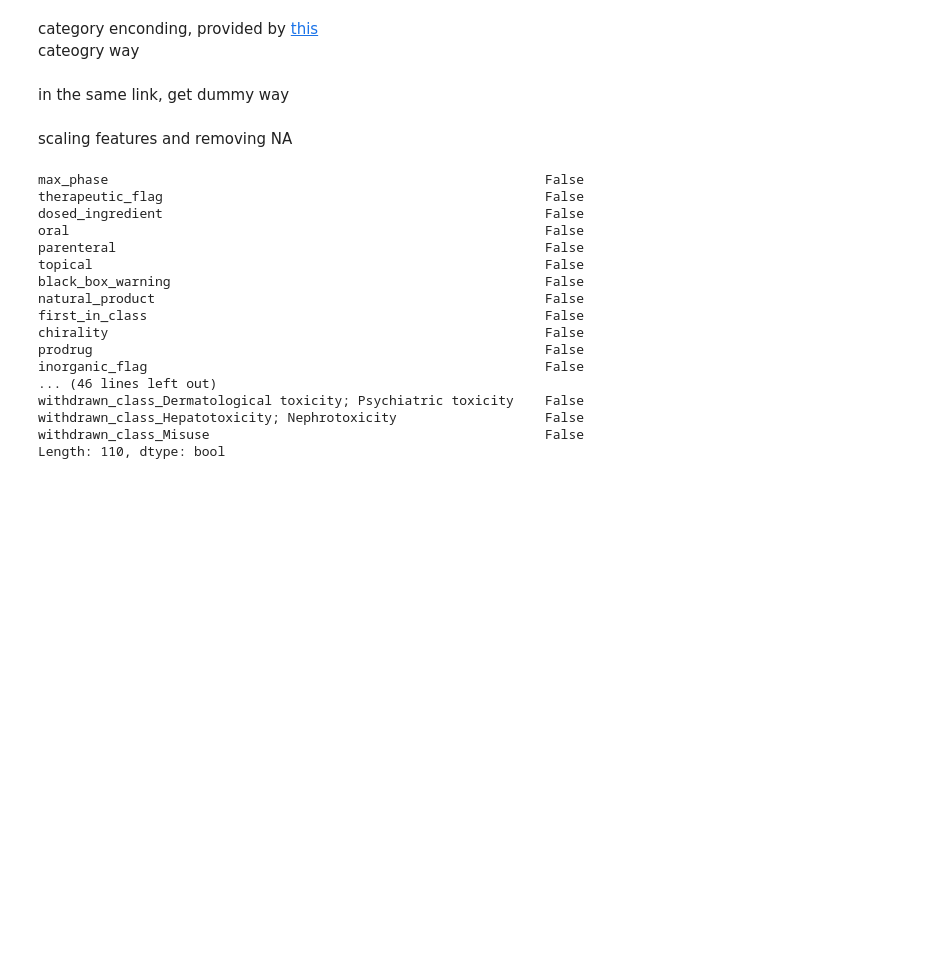
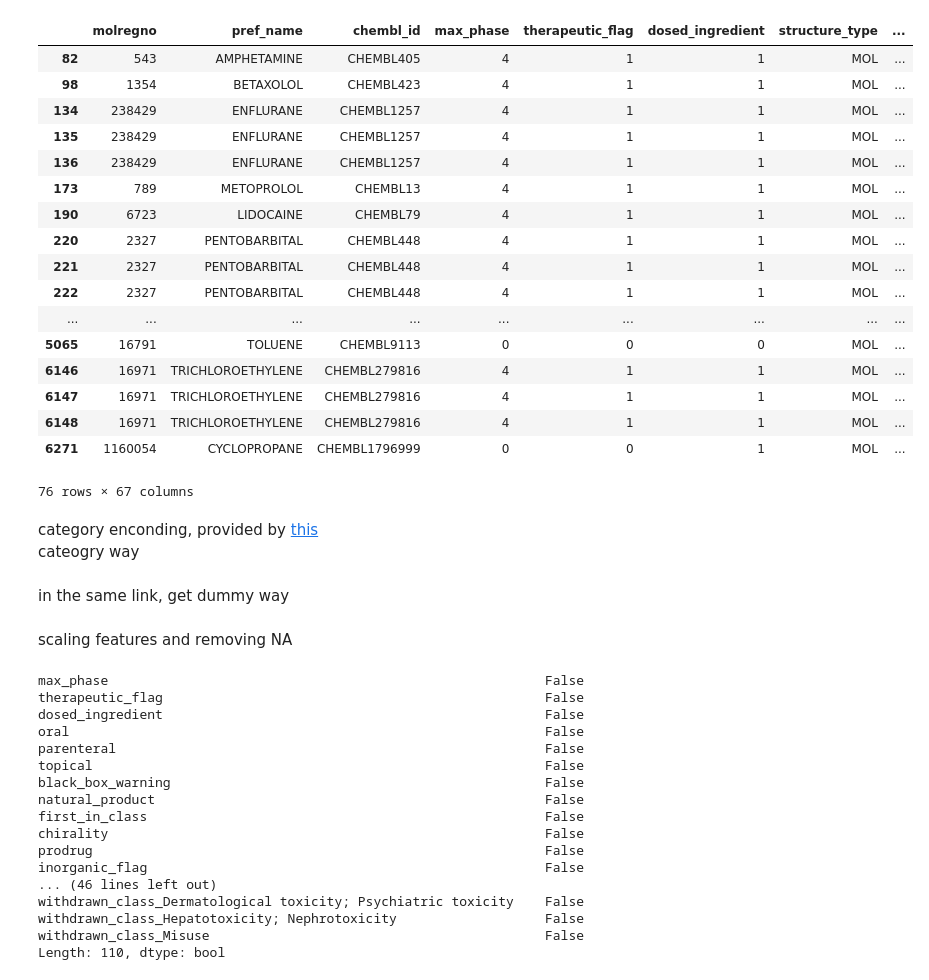
Before and after one commit to joofio/DrugDiscoveryML, a Jupyter notebook: python/BBB_chembl24.ipynb, the cells around one changed output. Saved outputs shown, nothing was run; the diff lists cells and outputs as text; code cells hidden in the pictures; blank space fills up the shorter version.

```diff
--- a/python/BBB_chembl24.ipynb
+++ b/python/BBB_chembl24.ipynb
@@ -21,6 +21,30 @@ pd.set_option('display.width', 1000)
 data=pd.read_csv('chembl_24_bbb2.csv')
 data.dropna(axis=1,how='all',inplace=True)
 data.drop_duplicates(inplace=True)
+# %%
+data_f=pd.read_csv('chembl_24_BBB_full (2).csv')
+#data_f.dropna(axis=1,how='all',inplace=True)
+#data_f.drop_duplicates(inplace=True)
+data_f[data_f['bbb_classification'].isna()==False]
+# %% [output]
+|  | molregno | pref_name | chembl_id | max_phase | therapeutic_flag | dosed_ingredient | structure_type | ... |
+| 82 | 543 | AMPHETAMINE | CHEMBL405 | 4 | 1 | 1 | MOL | ... |
+| 98 | 1354 | BETAXOLOL | CHEMBL423 | 4 | 1 | 1 | MOL | ... |
+| 134 | 238429 | ENFLURANE | CHEMBL1257 | 4 | 1 | 1 | MOL | ... |
+| 135 | 238429 | ENFLURANE | CHEMBL1257 | 4 | 1 | 1 | MOL | ... |
+| 136 | 238429 | ENFLURANE | CHEMBL1257 | 4 | 1 | 1 | MOL | ... |
+| 173 | 789 | METOPROLOL | CHEMBL13 | 4 | 1 | 1 | MOL | ... |
+| 190 | 6723 | LIDOCAINE | CHEMBL79 | 4 | 1 | 1 | MOL | ... |
+| 220 | 2327 | PENTOBARBITAL | CHEMBL448 | 4 | 1 | 1 | MOL | ... |
+| 221 | 2327 | PENTOBARBITAL | CHEMBL448 | 4 | 1 | 1 | MOL | ... |
+| 222 | 2327 | PENTOBARBITAL | CHEMBL448 | 4 | 1 | 1 | MOL | ... |
+| ... | ... | ... | ... | ... | ... | ... | ... | ... |
+| 5065 | 16791 | TOLUENE | CHEMBL9113 | 0 | 0 | 0 | MOL | ... |
+| 6146 | 16971 | TRICHLOROETHYLENE | CHEMBL279816 | 4 | 1 | 1 | MOL | ... |
+| 6147 | 16971 | TRICHLOROETHYLENE | CHEMBL279816 | 4 | 1 | 1 | MOL | ... |
+| 6148 | 16971 | TRICHLOROETHYLENE | CHEMBL279816 | 4 | 1 | 1 | MOL | ... |
+| 6271 | 1160054 | CYCLOPROPANE | CHEMBL1796999 | 0 | 0 | 1 | MOL | ... |
+76 rows × 67 columns
 # %%
 BBB=pd.read_csv('../../DrugDatabasesTools/BBB_Files/BBB2.csv')
 BBB.drop(columns=['compounds','BBB_value','SMILES'],inplace=True)
```
Also changed, not shown: 3 other files.
